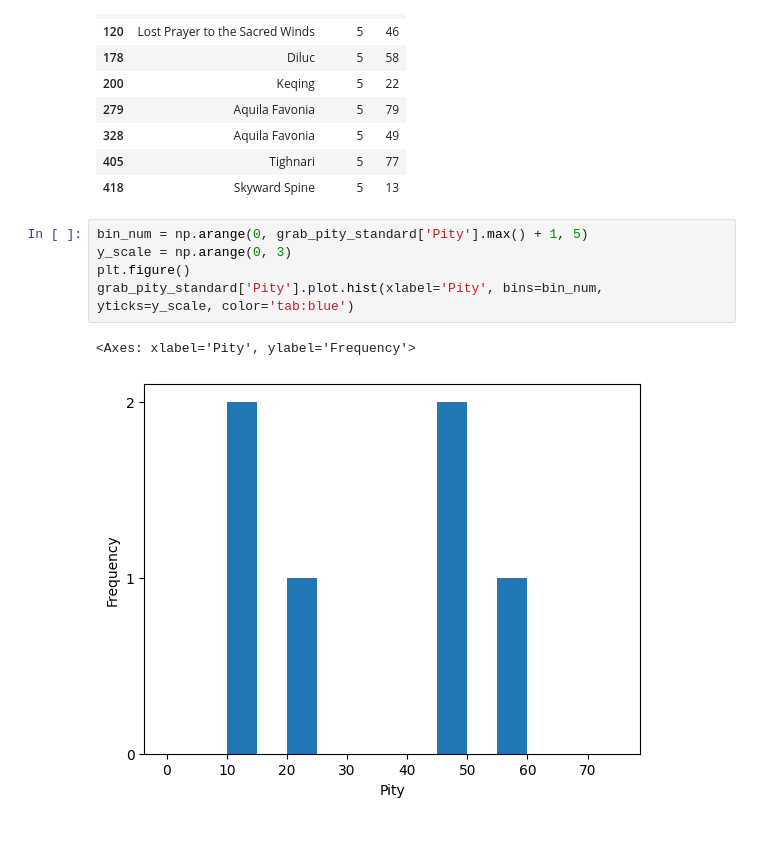
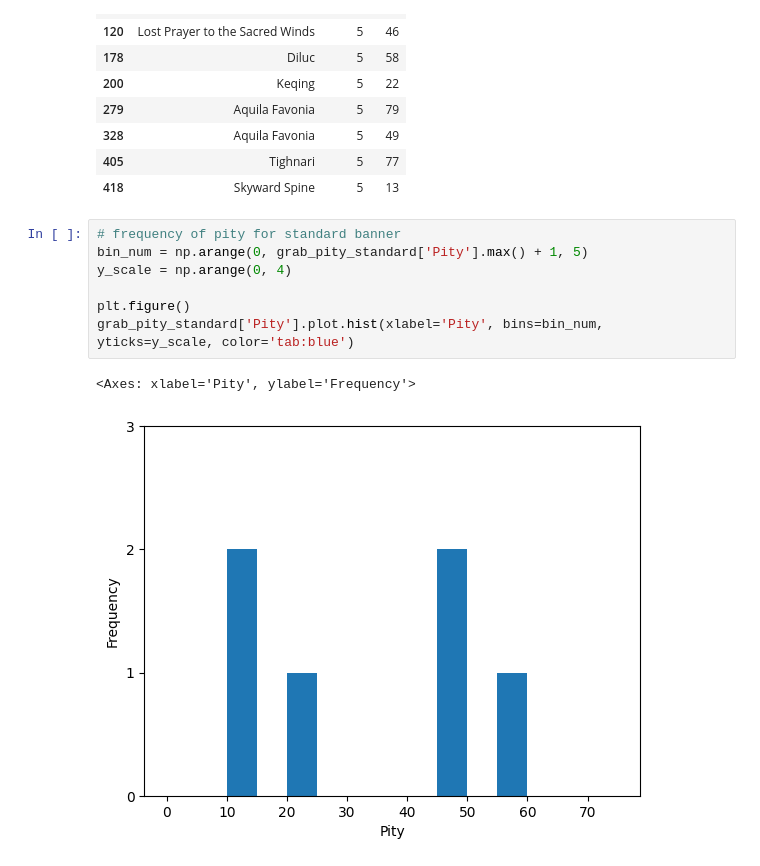
Before and after one commit to gardenstorm/Genshin-Wish-Visualization, a Jupyter notebook: Genshin_Wish_Visualization.ipynb, the cells around one changed output. Drawn from its saved outputs; the diff is of its cells as text; blank space fills up the shorter version.

```diff
--- a/Genshin_Wish_Visualization.ipynb
+++ b/Genshin_Wish_Visualization.ipynb
@@ -1141,10 +1145,12 @@ grab_pity_standard
 | 405 | Tighnari | 5 | 77 |
 | 418 | Skyward Spine | 5 | 13 |
 # %%
+# frequency of pity for standard banner
 bin_num = np.arange(0, grab_pity_standard['Pity'].max() + 1, 5)
-y_scale = np.arange(0, 3)
+y_scale = np.arange(0, 4)
+
 plt.figure()
 grab_pity_standard['Pity'].plot.hist(xlabel='Pity', bins=bin_num, yticks=y_scale, color='tab:blue')
 # %% [output]
 <Axes: xlabel='Pity', ylabel='Frequency'>
-[figure, old version]
+[figure, new version]
```
Also changed, not shown: parts of 21 cells of this notebook.
